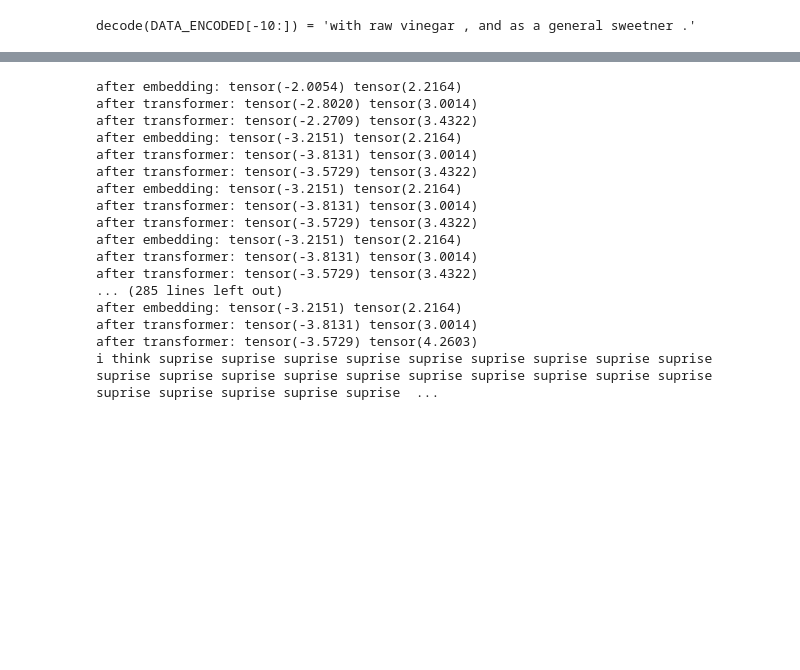
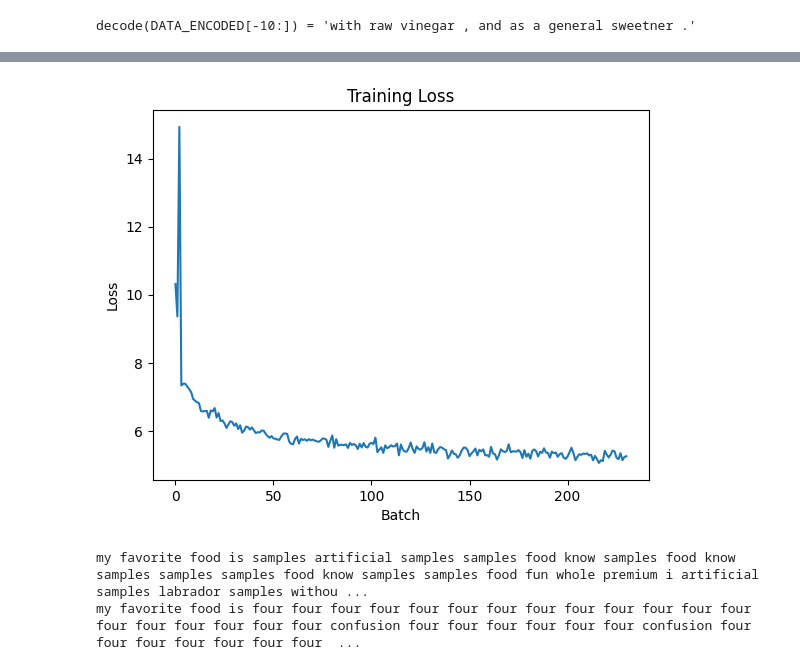
Before and after one commit to dynamical-daniel/decoding-gpt, a Jupyter notebook: notebooks/ImplementTransformer.ipynb, the cells around one changed output, grey strips where cells are left out. Drawn from its saved outputs; the diff is of its cells as text; code cells hidden in the pictures; blank space fills up the shorter version.

```diff
--- a/notebooks/ImplementTransformer.ipynb
+++ b/notebooks/ImplementTransformer.ipynb
@@ -33,5 +29,6 @@ class Config:
     d_head:int
     t_blocks:int
     nc:int
+    max_tokens:int
     seed:int
 # %%
@@ -380,3 +215,18 @@ config = Config(
+# %%
+# Get the 1000 longest words (last 1000 in vocab_length_sorted)
+words_to_exclude = set(VOCAB_ARR[-1000:])
+
+# Filter both the encoded data and the original string positions
+filtered_pairs = [
+    (token, encoded)
+    for token, encoded in zip(DATA_TOKENIZED, DATA_ENCODED)
+    if token not in words_to_exclude
+]
+
+# Unzip back into separate lists
+DATA_filtered, DATA_ENCODED_filtered = zip(*filtered_pairs) if filtered_pairs else ([], [])
+DATA_filtered = list(DATA_filtered)
+DATA_ENCODED_filtered = np.array(DATA_ENCODED_filtered)
 # %%
 def StackEncodedData(encodedData,config):
     #turn 1d encoded data to stacked dataset from
@@ -398,6 +309,23 @@ DATA_ENCODED_SUB = DATA_ENCODED[:target_len]
+# %%
+
+config = Config(
+    d_model = DIM,
+    d_vocab = len(FILTERED_VOCAB.keys()),
+    d_hidden = DIM,
+    d_head = int(DIM*0.4),
+    t_blocks = 2,
+    nc = 128,
+    max_tokens=50,
+    seed = 2026
+)
 # %%
-rat = TransformerArchitecture(config) #short for ratatouille
-optim = torch.optim.AdamW(rat.parameters(),lr=1e-6,fused = True)
-DATA_2D = StackEncodedData(DATA_ENCODED_SUB,config)
+
+REMY = TransformerArchitecture(config) #REMY from Ratatouille
+UNTRAINED_EMILLE = TransformerArchitecture(config)
+
+optim = torch.optim.AdamW(REMY.parameters(),lr=1e-2,fused = True)
+DATA_2D = StackEncodedData(DATA_ENCODED_FILTERED_REENCODED,config)
 DATA_2D = torch.tensor(DATA_2D,dtype= torch.long)
 loader = GetDataLoader(DATA_2D,32,config)
+
+model_loss1 = train(REMY,optim,loader,1,config)
@@ -472,20 +349,0 @@ def generate(model, prompt, config, max_new_tokens=100 ):
-# %%
-print(generate(rat,config=config, prompt="i think"))
-# %% [output]
-after embedding: tensor(-2.0054) tensor(2.2164)
-after transformer: tensor(-2.8020) tensor(3.0014)
-after transformer: tensor(-2.2709) tensor(3.4322)
-after embedding: tensor(-3.2151) tensor(2.2164)
-after transformer: tensor(-3.8131) tensor(3.0014)
-after transformer: tensor(-3.5729) tensor(3.4322)
-after embedding: tensor(-3.2151) tensor(2.2164)
-after transformer: tensor(-3.8131) tensor(3.0014)
-after transformer: tensor(-3.5729) tensor(3.4322)
-after embedding: tensor(-3.2151) tensor(2.2164)
-after transformer: tensor(-3.8131) tensor(3.0014)
-after transformer: tensor(-3.5729) tensor(3.4322)
-... (285 lines left out)
-after embedding: tensor(-3.2151) tensor(2.2164)
-after transformer: tensor(-3.8131) tensor(3.0014)
-after transformer: tensor(-3.5729) tensor(4.2603)
-i think suprise suprise suprise suprise suprise suprise suprise suprise suprise suprise suprise suprise suprise suprise suprise suprise suprise suprise suprise suprise suprise suprise suprise suprise  ...
@@ -508,0 +350,14 @@ for name, param in rat.named_parameters():
+# %%
+plt.plot(model_loss1)
+plt.xlabel("Batch")
+plt.ylabel("Loss")
+plt.title("Training Loss")
+plt.show()
+# %% [output]
+[figure, added]
+# %%
+print(generate(REMY,config=config, prompt= "my favorite food is",max_new_tokens=config.max_tokens))
+print(generate(UNTRAINED_EMILLE,config=config, prompt= "my favorite food is",max_new_tokens=config.max_tokens))
+# %% [output]
+my favorite food is samples artificial samples samples food know samples food know samples samples samples food know samples samples food fun whole premium i artificial samples labrador samples withou ...
+my favorite food is four four four four four four four four four four four four four four four four four four four confusion four four four four four four confusion four four four four four four four  ...
```
Also changed, not shown: parts of 21 cells of this notebook.
